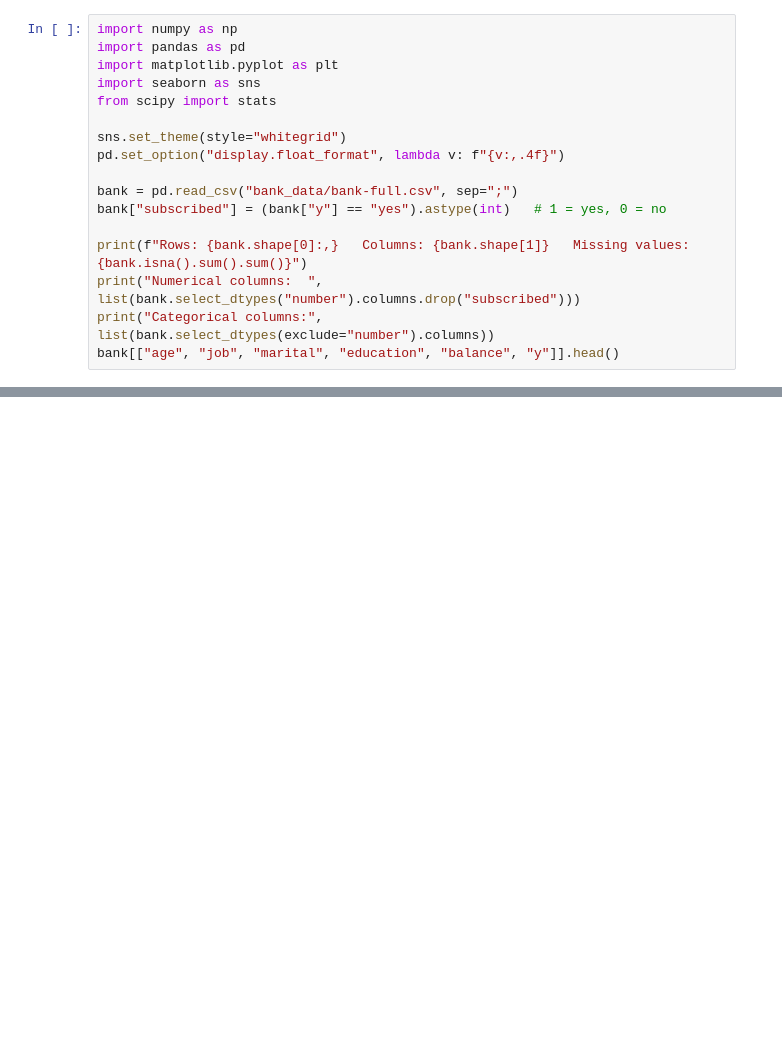
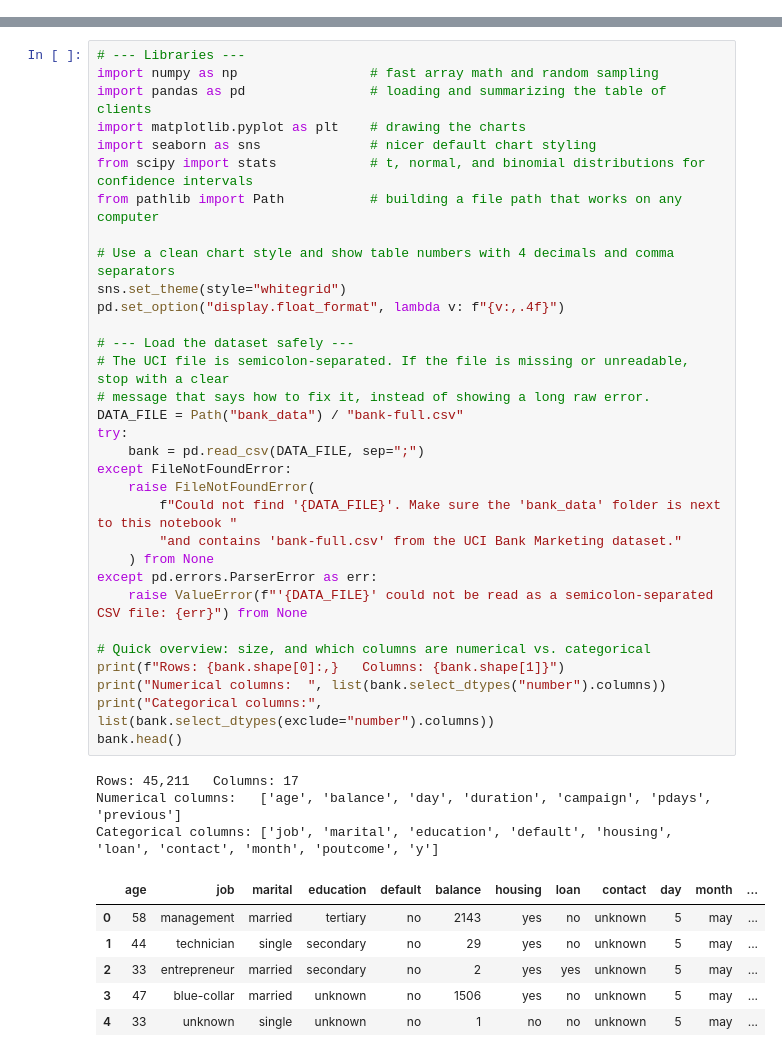
Before and after one commit to YashuLanki/Statistics-Data-Analysis-AI-Course, a Jupyter notebook: Week 02 - Statistical Inference/Bank_Marketing_Statistical_Inference.ipynb, the cells around one changed output, grey strips where cells are left out. Saved outputs shown, nothing was run; the diff lists cells and outputs as text; blank space fills up the shorter version.

Commit message:
Rebuild Week 02 notebook on 15-section template with Kaggle review, comments, and error handling

```diff
--- a/Week 02 - Statistical Inference/Bank_Marketing_Statistical_Inference.ipynb
+++ b/Week 02 - Statistical Inference/Bank_Marketing_Statistical_Inference.ipynb
@@ -41,17 +0,0 @@ I used the same approach in this report, but applied it to a dataset from a repo
-# %%
-import numpy as np
-import pandas as pd
-import matplotlib.pyplot as plt
-import seaborn as sns
-from scipy import stats
-
-sns.set_theme(style="whitegrid")
-pd.set_option("display.float_format", lambda v: f"{v:,.4f}")
-
-bank = pd.read_csv("bank_data/bank-full.csv", sep=";")
-bank["subscribed"] = (bank["y"] == "yes").astype(int)   # 1 = yes, 0 = no
-
-print(f"Rows: {bank.shape[0]:,}   Columns: {bank.shape[1]}   Missing values: {bank.isna().sum().sum()}")
-print("Numerical columns:  ", list(bank.select_dtypes("number").columns.drop("subscribed")))
-print("Categorical columns:", list(bank.select_dtypes(exclude="number").columns))
-bank[["age", "job", "marital", "education", "balance", "y"]].head()
@@ -443,0 +85,42 @@ Wilson, E. B. (1927). Probable inference, the law of succession, and statistical
+# %%
+# --- Libraries ---
+import numpy as np                 # fast array math and random sampling
+import pandas as pd                # loading and summarizing the table of clients
+import matplotlib.pyplot as plt    # drawing the charts
+import seaborn as sns              # nicer default chart styling
+from scipy import stats            # t, normal, and binomial distributions for confidence intervals
+from pathlib import Path           # building a file path that works on any computer
+
+# Use a clean chart style and show table numbers with 4 decimals and comma separators
+sns.set_theme(style="whitegrid")
+pd.set_option("display.float_format", lambda v: f"{v:,.4f}")
+
+# --- Load the dataset safely ---
+# The UCI file is semicolon-separated. If the file is missing or unreadable, stop with a clear
+# message that says how to fix it, instead of showing a long raw error.
+DATA_FILE = Path("bank_data") / "bank-full.csv"
+try:
+    bank = pd.read_csv(DATA_FILE, sep=";")
+except FileNotFoundError:
+    raise FileNotFoundError(
+        f"Could not find '{DATA_FILE}'. Make sure the 'bank_data' folder is next to this notebook "
+        "and contains 'bank-full.csv' from the UCI Bank Marketing dataset."
+    ) from None
+except pd.errors.ParserError as err:
+    raise ValueError(f"'{DATA_FILE}' could not be read as a semicolon-separated CSV file: {err}") from None
+
+# Quick overview: size, and which columns are numerical vs. categorical
+print(f"Rows: {bank.shape[0]:,}   Columns: {bank.shape[1]}")
+print("Numerical columns:  ", list(bank.select_dtypes("number").columns))
+print("Categorical columns:", list(bank.select_dtypes(exclude="number").columns))
+bank.head()
+# %% [output]
+Rows: 45,211   Columns: 17
+Numerical columns:   ['age', 'balance', 'day', 'duration', 'campaign', 'pdays', 'previous']
+Categorical columns: ['job', 'marital', 'education', 'default', 'housing', 'loan', 'contact', 'month', 'poutcome', 'y']
+|  | age | job | marital | education | default | balance | housing | loan | contact | day | month | ... |
+| 0 | 58 | management | married | tertiary | no | 2143 | yes | no | unknown | 5 | may | ... |
+| 1 | 44 | technician | single | secondary | no | 29 | yes | no | unknown | 5 | may | ... |
+| 2 | 33 | entrepreneur | married | secondary | no | 2 | yes | yes | unknown | 5 | may | ... |
+| 3 | 47 | blue-collar | married | unknown | no | 1506 | yes | no | unknown | 5 | may | ... |
+| 4 | 33 | unknown | single | unknown | no | 1 | no | no | unknown | 5 | may | ... |
```
Also changed, not shown: parts of 98 cells of this notebook, 1 other file.
